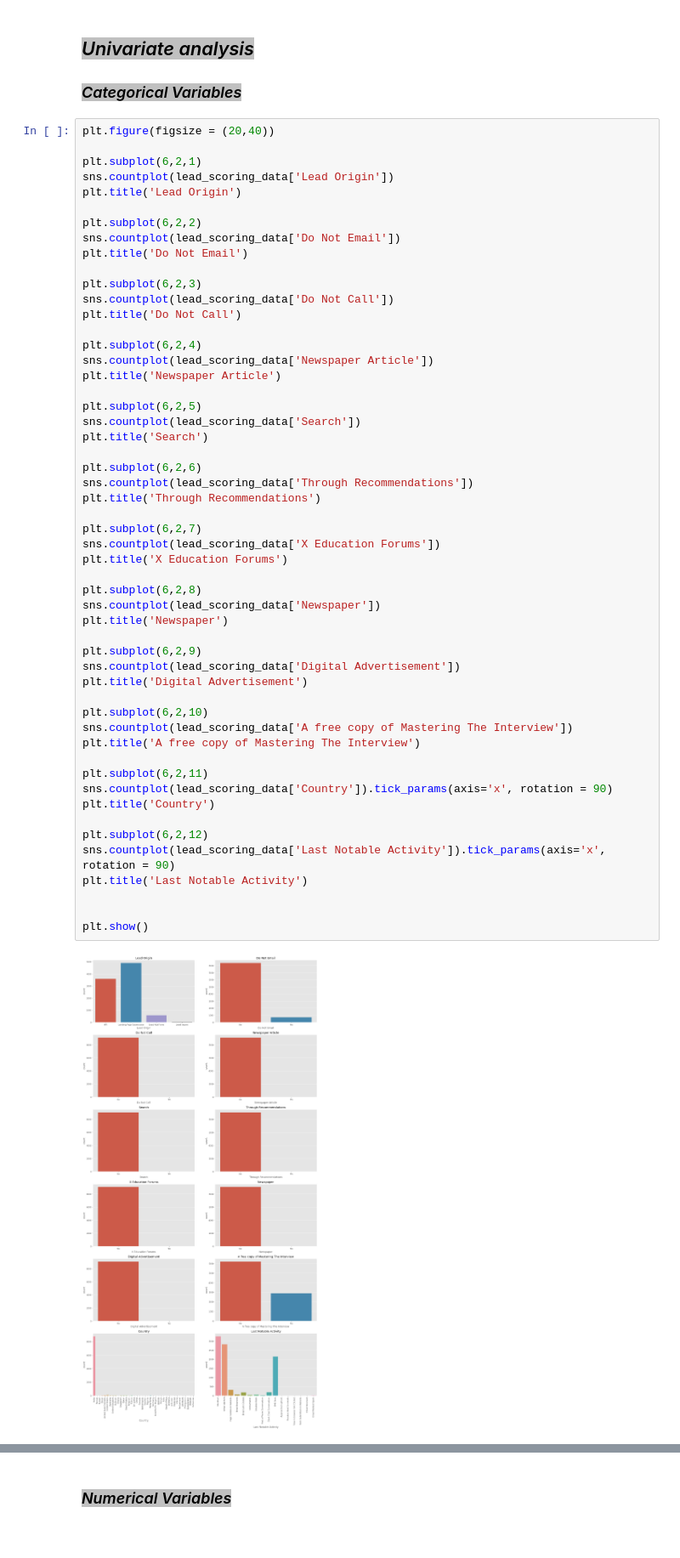
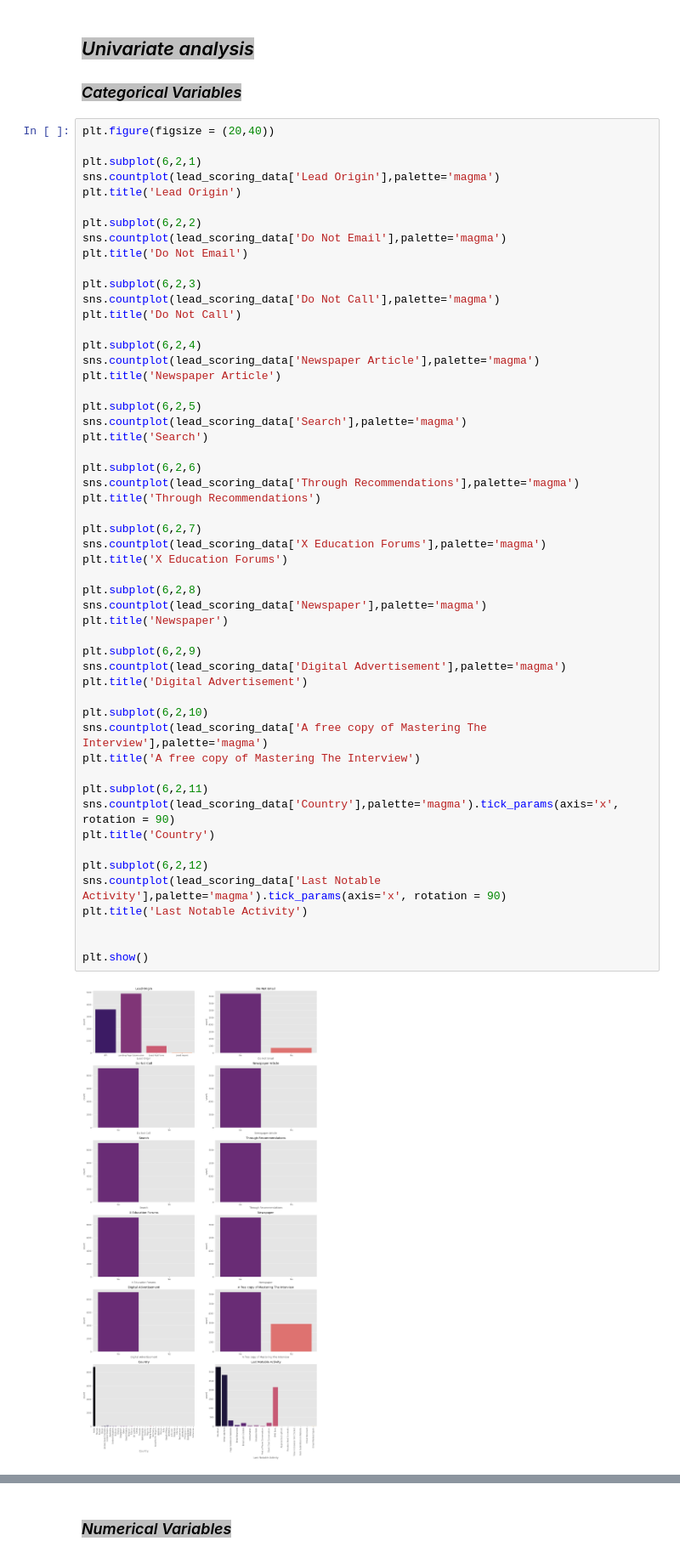
Before and after one commit to sunny9265/LeadScoringAssignment, a Jupyter notebook: LeadScoringCaseStudy.ipynb, the cells around one changed output, grey strips where cells are left out. Shown at 85% size. Drawn from its saved outputs; the diff is of its cells as text.

```diff
--- a/LeadScoringCaseStudy.ipynb
+++ b/LeadScoringCaseStudy.ipynb
@@ -453,57 +453,57 @@ plt.show()
 plt.figure(figsize = (20,40))
 
 plt.subplot(6,2,1)
-sns.countplot(lead_scoring_data['Lead Origin'])
+sns.countplot(lead_scoring_data['Lead Origin'],palette='magma')
 plt.title('Lead Origin')
 
 plt.subplot(6,2,2)
-sns.countplot(lead_scoring_data['Do Not Email'])
+sns.countplot(lead_scoring_data['Do Not Email'],palette='magma')
 plt.title('Do Not Email')
 
 plt.subplot(6,2,3)
-sns.countplot(lead_scoring_data['Do Not Call'])
+sns.countplot(lead_scoring_data['Do Not Call'],palette='magma')
 plt.title('Do Not Call')
 
 plt.subplot(6,2,4)
-sns.countplot(lead_scoring_data['Newspaper Article'])
+sns.countplot(lead_scoring_data['Newspaper Article'],palette='magma')
 plt.title('Newspaper Article')
 
 plt.subplot(6,2,5)
-sns.countplot(lead_scoring_data['Search'])
+sns.countplot(lead_scoring_data['Search'],palette='magma')
 plt.title('Search')
 
 plt.subplot(6,2,6)
-sns.countplot(lead_scoring_data['Through Recommendations'])
+sns.countplot(lead_scoring_data['Through Recommendations'],palette='magma')
 plt.title('Through Recommendations')
 
 plt.subplot(6,2,7)
-sns.countplot(lead_scoring_data['X Education Forums'])
+sns.countplot(lead_scoring_data['X Education Forums'],palette='magma')
 plt.title('X Education Forums')
 
 plt.subplot(6,2,8)
-sns.countplot(lead_scoring_data['Newspaper'])
+sns.countplot(lead_scoring_data['Newspaper'],palette='magma')
 plt.title('Newspaper')
 
 plt.subplot(6,2,9)
-sns.countplot(lead_scoring_data['Digital Advertisement'])
+sns.countplot(lead_scoring_data['Digital Advertisement'],palette='magma')
 plt.title('Digital Advertisement')
 
 plt.subplot(6,2,10)
-sns.countplot(lead_scoring_data['A free copy of Mastering The Interview'])
+sns.countplot(lead_scoring_data['A free copy of Mastering The Interview'],palette='magma')
 plt.title('A free copy of Mastering The Interview')
 
 plt.subplot(6,2,11)
-sns.countplot(lead_scoring_data['Country']).tick_params(axis='x', rotation = 90)
+sns.countplot(lead_scoring_data['Country'],palette='magma').tick_params(axis='x', rotation = 90)
 plt.title('Country')
 
 plt.subplot(6,2,12)
-sns.countplot(lead_scoring_data['Last Notable Activity']).tick_params(axis='x', rotation = 90)
+sns.countplot(lead_scoring_data['Last Notable Activity'],palette='magma').tick_params(axis='x', rotation = 90)
 plt.title('Last Notable Activity')
 
 
 plt.show()
 # %% [output]
-[figure, old version]
+[figure, new version]
 # %%
 plt.figure(figsize = (20,30))
 plt.subplot(2,2,1)
```
Also changed, not shown: parts of 33 cells of this notebook, 1 other file.
